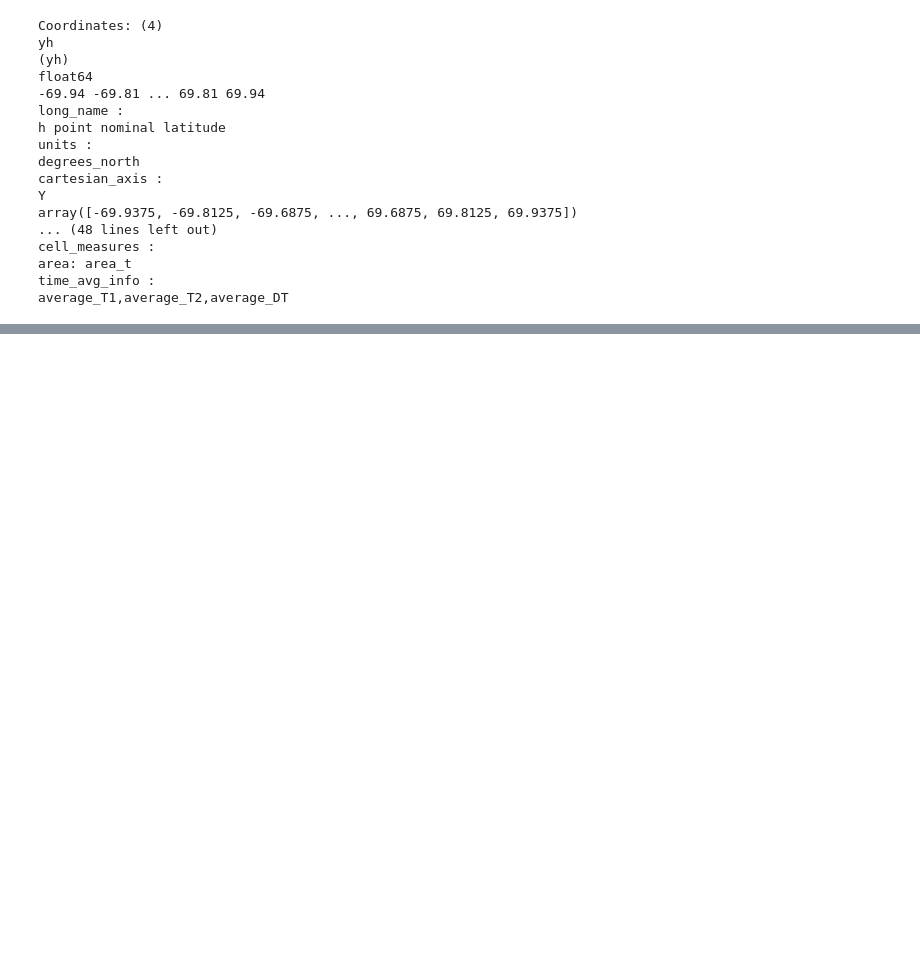
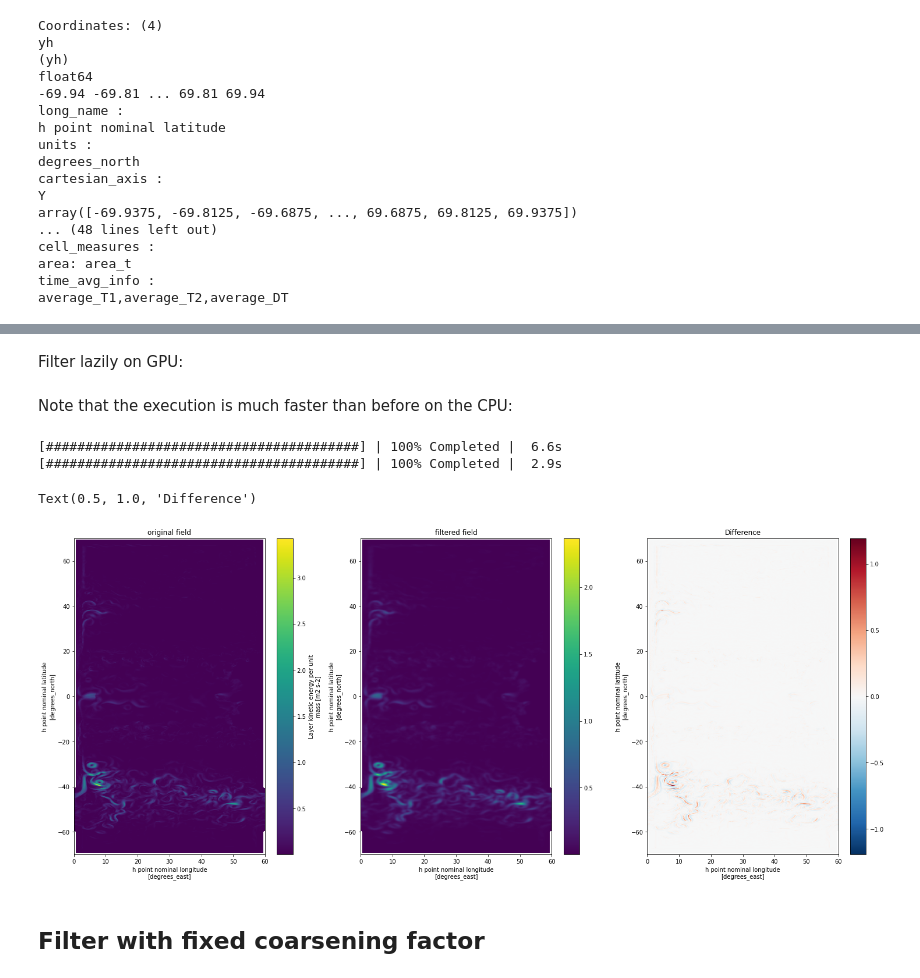
Before and after one commit to ocean-eddy-cpt/gcm-filters, a Jupyter notebook: docs/tutorial_irregular_grid.ipynb, the cells around one changed output, grey strips where cells are left out. Drawn from its saved outputs; the diff is of its cells as text; code cells hidden in the pictures; blank space fills up the shorter version.

```diff
--- a/docs/tutorial_irregular_grid.ipynb
+++ b/docs/tutorial_irregular_grid.ipynb
@@ -210,2 +278,26 @@ Filter(filter_scale=76145.38078264688, dx_min=array(4759.08629892), filter_shape
+# %% [markdown]
+Filter lazily on GPU:
 # %%
 KE_filtered = filter.apply(KE, dims=['yh', 'xh'])
+# %% [markdown]
+Note that the execution is much faster than before on the CPU:
+# %%
+time = -1
+layer = 0
+
+fig,axs = plt.subplots(1,3,figsize=(25,10))
+KE.isel(time=time,zl=layer).plot(ax=axs[0])
+axs[0].set_title('original field')
+with ProgressBar():
+    KE_filtered.isel(time=time,zl=layer).plot(ax=axs[1])
+axs[1].set_title('filtered field')
+with ProgressBar():
+    (KE - KE_filtered).isel(time=time,zl=layer).plot(ax=axs[2])
+axs[2].set_title('Difference')
+# %% [output]
+[########################################] | 100% Completed |  6.6s
+[########################################] | 100% Completed |  2.9s
+Text(0.5, 1.0, 'Difference')
+[figure, added]
+# %% [markdown]
+## Filter with fixed coarsening factor
```
Also changed, not shown: parts of 52 cells of this notebook, 1 other file.
